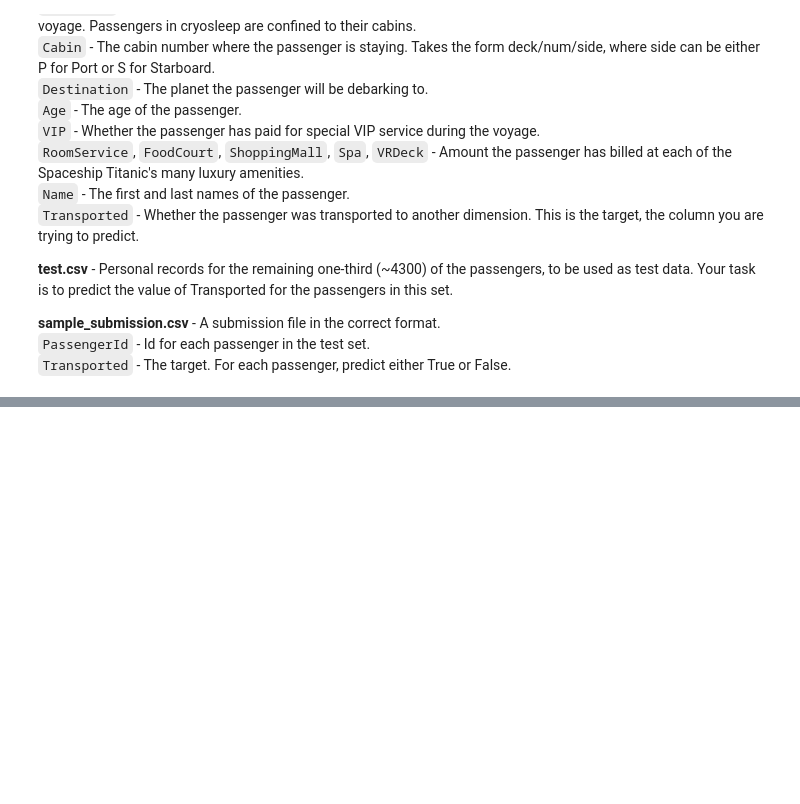
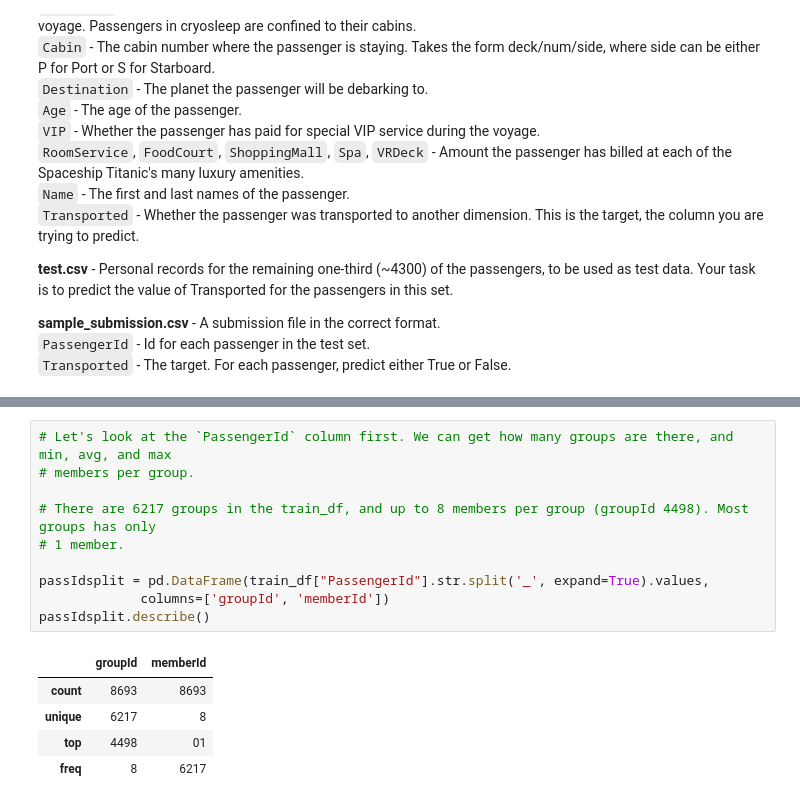
Before and after one commit to hcwang24/space_titanic, a Jupyter notebook: initial_analysis.ipynb, the cells around one changed output, grey strips where cells are left out. Saved outputs shown, nothing was run; the diff lists cells and outputs as text; blank space fills up the shorter version.

```diff
--- a/initial_analysis.ipynb
+++ b/initial_analysis.ipynb
@@ -50,0 +100,16 @@ df
+# %%
+# Let's look at the `PassengerId` column first. We can get how many groups are there, and min, avg, and max
+# members per group.
+
+# There are 6217 groups in the train_df, and up to 8 members per group (groupId 4498). Most groups has only
+# 1 member.
+
+passIdsplit = pd.DataFrame(train_df["PassengerId"].str.split('_', expand=True).values,
+             columns=['groupId', 'memberId'])
+passIdsplit.describe()
+# %% [output]
+|  | groupId | memberId |
+| count | 8693 | 8693 |
+| unique | 6217 | 8 |
+| top | 4498 | 01 |
+| freq | 8 | 6217 |
```
Also changed, not shown: parts of 9 cells of this notebook.
